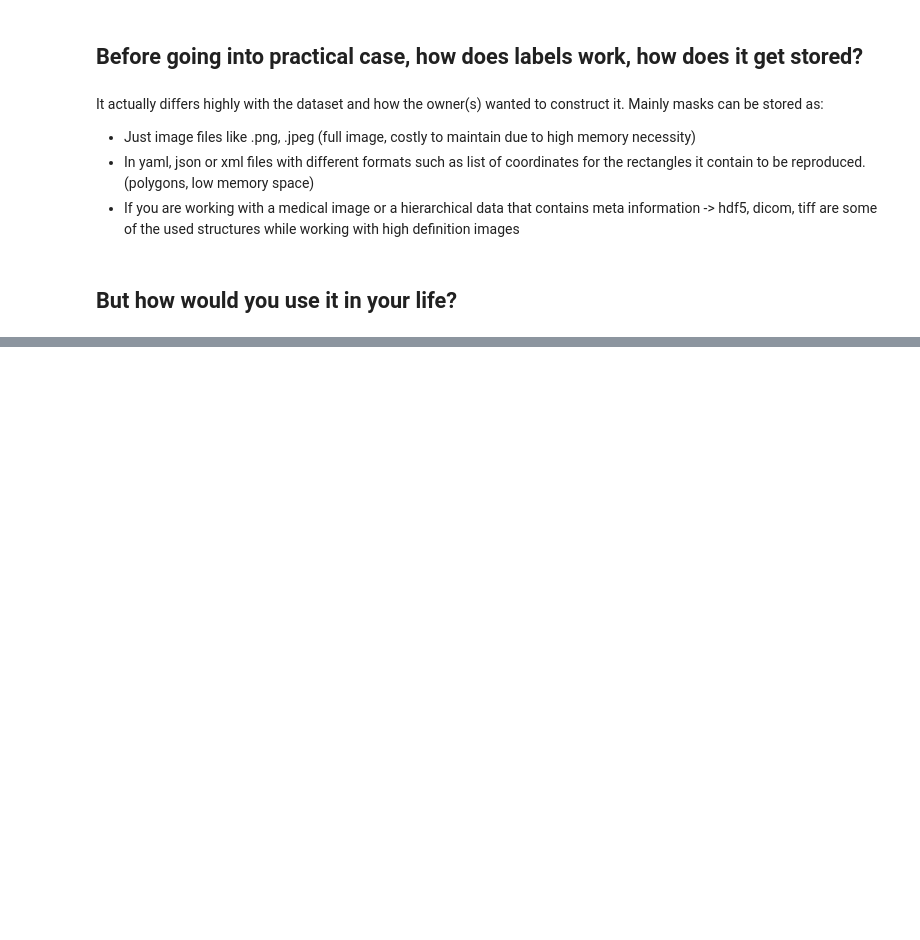
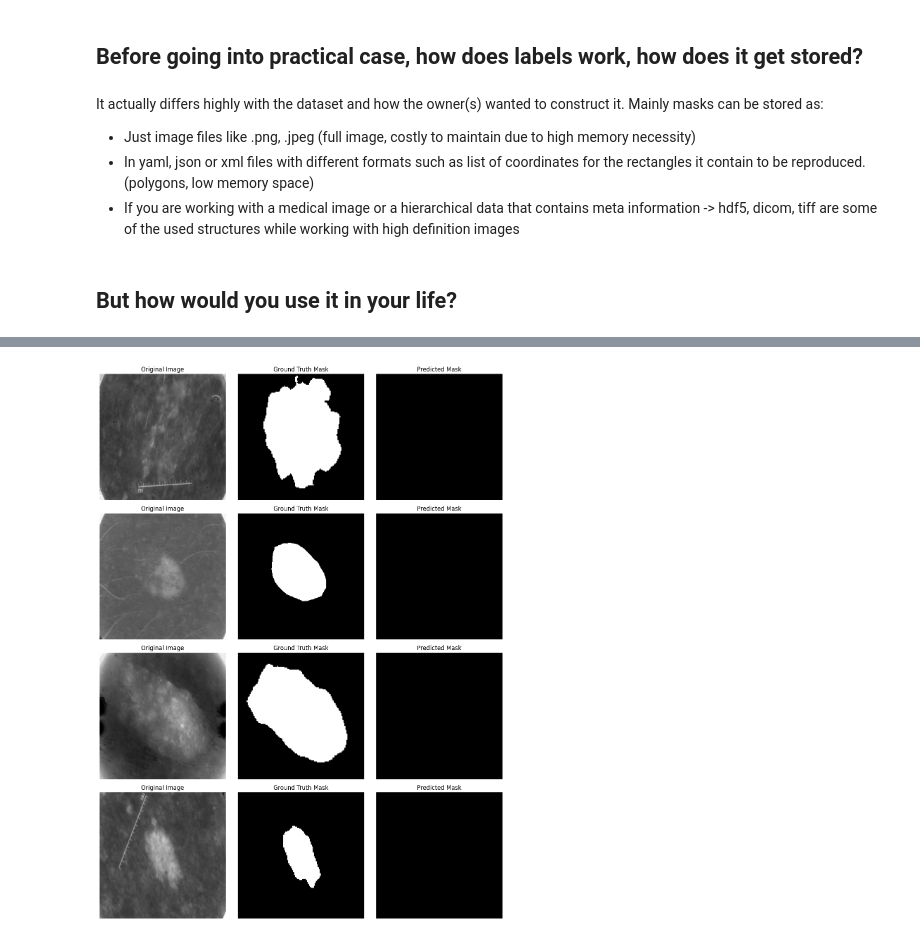
Before and after one commit to denizberkin/study_group_week5, a Jupyter notebook: segmentation.ipynb, the cells around one changed output, grey strips where cells are left out. Drawn from its saved outputs; the diff is of its cells as text; code cells hidden in the pictures; blank space fills up the shorter version.

```diff
--- a/segmentation.ipynb
+++ b/segmentation.ipynb
@@ -204,0 +326,48 @@ model = UNet(in_channels=1, out_channels=1).to(device)  # binary segmentation
+# %%
+@torch.no_grad()
+def visualize_predictions(model, data_loader, device, num_samples=4):
+    """Visualize model predictions with original images and ground truth masks."""
+    model.eval()
+
+    samples = next(iter(data_loader))
+    images, true_masks = samples['image'].to(device), samples['mask'].to(device)
+
+    # Generate model predictions
+    preds = model(images)
+    preds = torch.sigmoid(preds) > 0.5  # Convert to binary masks
+
+    # Move tensors to CPU for visualization
+    images = images.cpu()
+    true_masks = true_masks.cpu()
+    preds = preds.cpu()
+
+    # Set up subplots
+    fig, axes = plt.subplots(num_samples, 3, figsize=(12, num_samples * 4))
+
+    for i in range(num_samples):
+        image = images[i].squeeze().numpy()  # Original image
+        true_mask = true_masks[i].squeeze().numpy()  # Ground truth mask
+        pred_mask = preds[i].squeeze().numpy()  # Predicted mask
+
+        # Plot original image
+        axes[i, 0].imshow(image, cmap='gray')
+        axes[i, 0].set_title('Original Image')
+        axes[i, 0].axis('off')
+
+        # Plot ground truth mask
+        axes[i, 1].imshow(true_mask, cmap='gray')
+        axes[i, 1].set_title('Ground Truth Mask')
+        axes[i, 1].axis('off')
+
+        # Plot predicted mask
+        axes[i, 2].imshow(pred_mask, cmap='gray')
+        axes[i, 2].set_title('Predicted Mask')
+        axes[i, 2].axis('off')
+
+    plt.tight_layout()
+    plt.show()
+
+# Visualize the model's predictions after training
+visualize_predictions(model, val_loader, device, num_samples=4)
+# %% [output]
+[figure, added]
```
Also changed, not shown: parts of 8 cells of this notebook, 2 other files.
